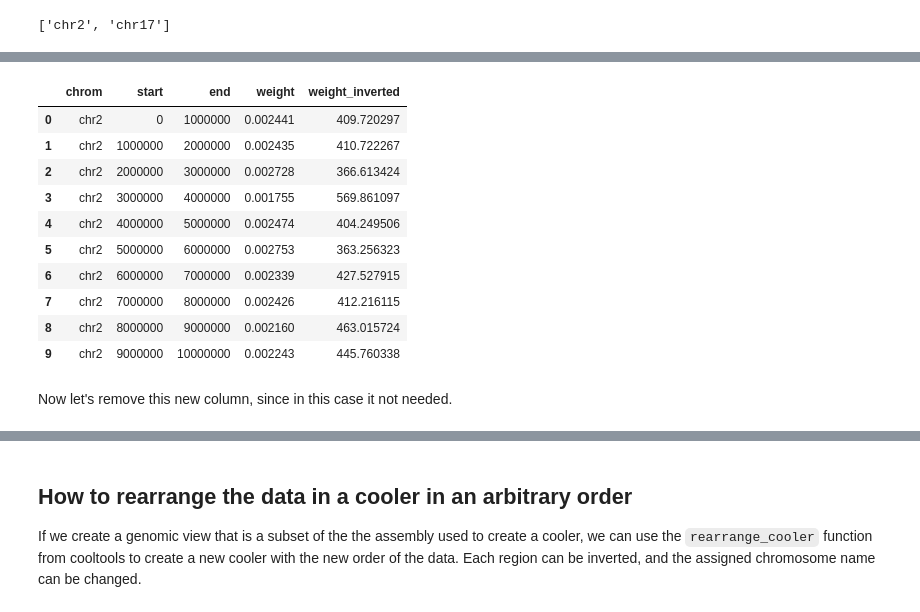
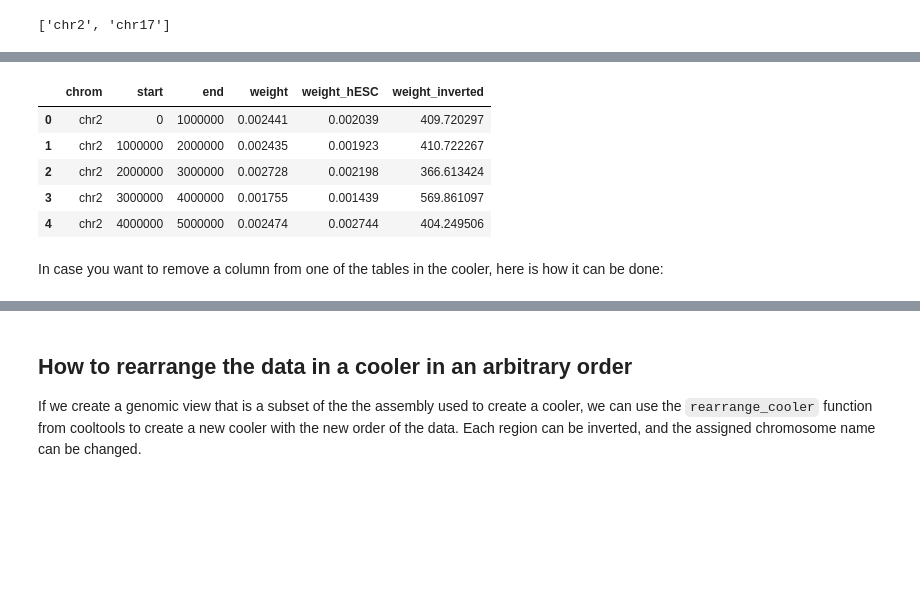
Before and after one commit to open2c/open2c_examples, a Jupyter notebook: cooler_manipulation.ipynb, the cells around one changed output, grey strips where cells are left out. Cells and saved outputs as stored; diff of their text form; code cells hidden in the pictures; blank space fills up the shorter version.

```diff
--- a/cooler_manipulation.ipynb
+++ b/cooler_manipulation.ipynb
@@ -77,2 +104,13 @@ clr.bins()[:10]
+# %%
+clr.bins()[:5]
+# %% [output]
+|  | chrom | start | end | weight | weight_hESC | weight_inverted |
+| 0 | chr2 | 0 | 1000000 | 0.002441 | 0.002039 | 409.720297 |
+| 1 | chr2 | 1000000 | 2000000 | 0.002435 | 0.001923 | 410.722267 |
+| 2 | chr2 | 2000000 | 3000000 | 0.002728 | 0.002198 | 366.613424 |
+| 3 | chr2 | 3000000 | 4000000 | 0.001755 | 0.001439 | 569.861097 |
+| 4 | chr2 | 4000000 | 5000000 | 0.002474 | 0.002744 | 404.249506 |
+# %% [markdown]
+In case you want to remove a column from one of the tables in the cooler, here is how it can be done:
 # %%
 with h5py.File(clr.filename, 'r+') as f:
@@ -80,16 +118,0 @@ with h5py.File(clr.filename, 'r+') as f:
-# %%
-clr.bins()[:10]
-# %% [output]
-|  | chrom | start | end | weight | weight_inverted |
-| 0 | chr2 | 0 | 1000000 | 0.002441 | 409.720297 |
-| 1 | chr2 | 1000000 | 2000000 | 0.002435 | 410.722267 |
-| 2 | chr2 | 2000000 | 3000000 | 0.002728 | 366.613424 |
-| 3 | chr2 | 3000000 | 4000000 | 0.001755 | 569.861097 |
-| 4 | chr2 | 4000000 | 5000000 | 0.002474 | 404.249506 |
-| 5 | chr2 | 5000000 | 6000000 | 0.002753 | 363.256323 |
-| 6 | chr2 | 6000000 | 7000000 | 0.002339 | 427.527915 |
-| 7 | chr2 | 7000000 | 8000000 | 0.002426 | 412.216115 |
-| 8 | chr2 | 8000000 | 9000000 | 0.002160 | 463.015724 |
-| 9 | chr2 | 9000000 | 10000000 | 0.002243 | 445.760338 |
-# %% [markdown]
-Now let's remove this new column, since in this case it not needed.
```
Also changed, not shown: parts of 24 cells of this notebook.
